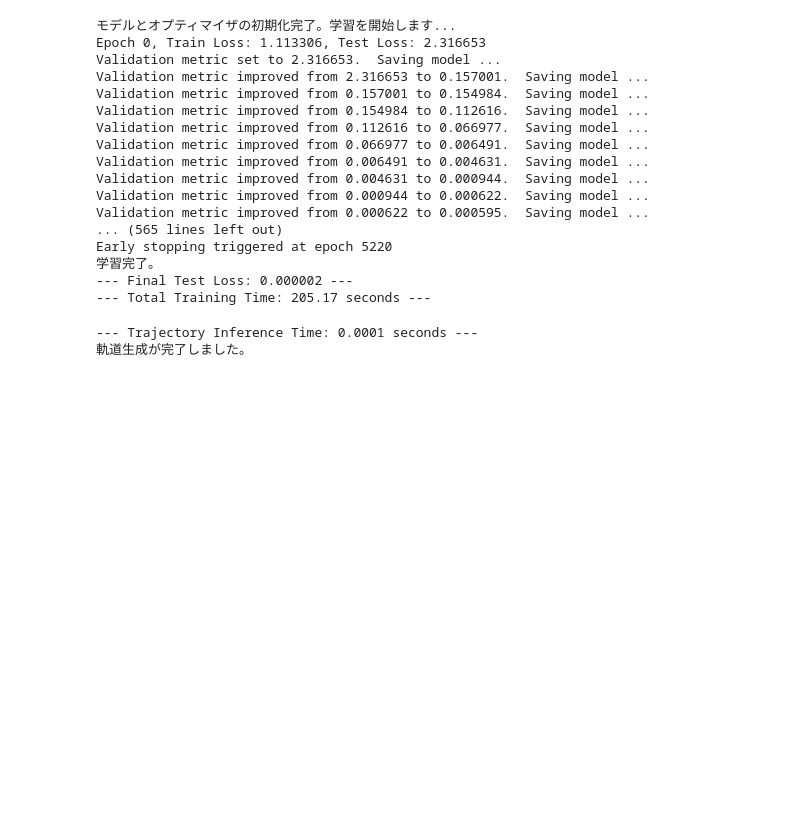
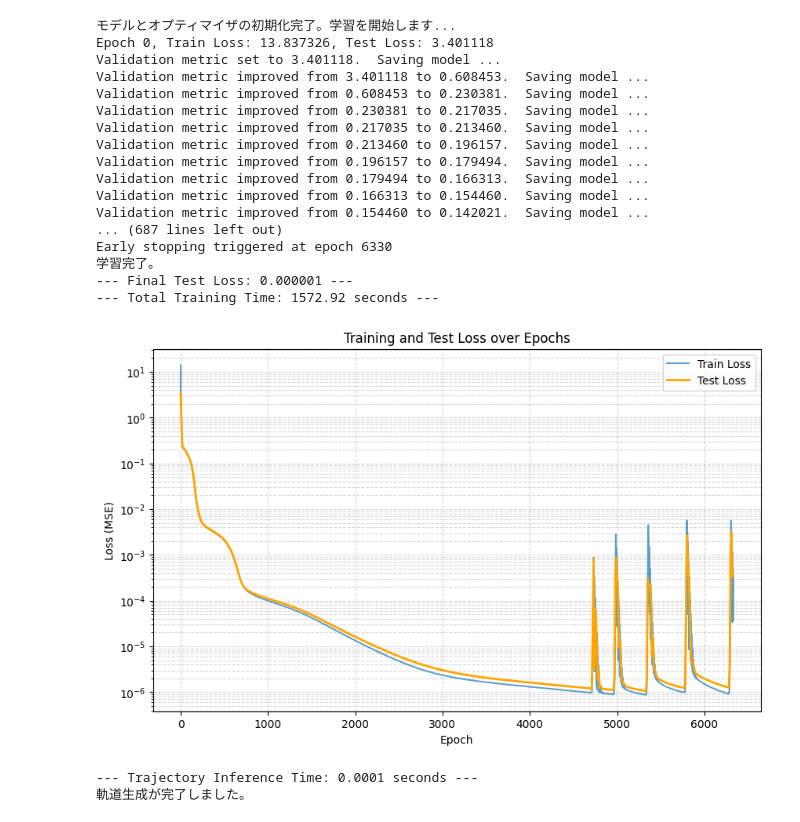
Before and after one commit to nkjm108/PIML, a Jupyter notebook: harmonic_ocillation_1D/H1D_LNN.ipynb, the cells around one changed output. Drawn from its saved outputs; the diff is of its cells as text; code cells hidden in the pictures; blank space fills up the shorter version.

```diff
--- a/harmonic_ocillation_1D/H1D_LNN.ipynb
+++ b/harmonic_ocillation_1D/H1D_LNN.ipynb
@@ -128,17 +132,15 @@ dummy_v = jnp.zeros((q_dim,))
 dummy_state = (0.0, dummy_q, dummy_v)
 
 params = lnn_model.init(init_key, dummy_state)['params'] #構造を決定
-optimizer = optax.adamw(learning_rate, weight_decay=1e-4)
 opt_state = optimizer.init(params) #重みを追跡するために必要な内部メモリ状態
-
-es = es.EarlyStopping(patience=100, verbose=True, path='best_lnn_params.pkl', mode='min', save_best_on_disk=False)
 
 print("モデルとオプティマイザの初期化完了。学習を開始します...")
 
 start_train_time = time.time()
 
-# ミニバッチのサイズ
-batch_size = 256
+train_loss_history = []
+test_loss_history = []
+test_steps_history = []
 
 # --- 学習ループ ---
 for epoch in range(num_epochs):
@@ -166,7 +168,7 @@ for epoch in range(num_epochs):
         train_targets
     )
 
-    check_interval = 10
+    train_loss_history.append(float(train_loss))
 
     if epoch % check_interval == 0:
         test_loss = compute_loss(
@@ -175,6 +177,9 @@ for epoch in range(num_epochs):
             test_dataset_states,
             test_dataset_targets
         )
+
+        test_loss_history.append(float(test_loss))
+        test_steps_history.append(epoch)
 
         if epoch % 100 == 0:
              print(f"Epoch {epoch}, Train Loss: {train_loss:.6f}, Test Loss: {test_loss:.6f}")
@@ -195,22 +200,38 @@ print(f"--- Final Test Loss: {final_test_loss:.6f} ---")
 print(f"--- Total Training Time: {end_train_time - start_train_time:.2f} seconds ---")
 # %% [output]
 モデルとオプティマイザの初期化完了。学習を開始します...
-Epoch 0, Train Loss: 1.113306, Test Loss: 2.316653
-Validation metric set to 2.316653.  Saving model ...
-Validation metric improved from 2.316653 to 0.157001.  Saving model ...
-Validation metric improved from 0.157001 to 0.154984.  Saving model ...
-Validation metric improved from 0.154984 to 0.112616.  Saving model ...
-Validation metric improved from 0.112616 to 0.066977.  Saving model ...
-Validation metric improved from 0.066977 to 0.006491.  Saving model ...
-Validation metric improved from 0.006491 to 0.004631.  Saving model ...
-Validation metric improved from 0.004631 to 0.000944.  Saving model ...
-Validation metric improved from 0.000944 to 0.000622.  Saving model ...
-Validation metric improved from 0.000622 to 0.000595.  Saving model ...
-... (565 lines left out)
-Early stopping triggered at epoch 5220
+Epoch 0, Train Loss: 13.837326, Test Loss: 3.401118
+Validation metric set to 3.401118.  Saving model ...
+Validation metric improved from 3.401118 to 0.608453.  Saving model ...
+Validation metric improved from 0.608453 to 0.230381.  Saving model ...
+Validation metric improved from 0.230381 to 0.217035.  Saving model ...
+Validation metric improved from 0.217035 to 0.213460.  Saving model ...
+Validation metric improved from 0.213460 to 0.196157.  Saving model ...
+Validation metric improved from 0.196157 to 0.179494.  Saving model ...
+Validation metric improved from 0.179494 to 0.166313.  Saving model ...
+Validation metric improved from 0.166313 to 0.154460.  Saving model ...
+Validation metric improved from 0.154460 to 0.142021.  Saving model ...
+... (687 lines left out)
+Early stopping triggered at epoch 6330
 学習完了。
---- Final Test Loss: 0.000002 ---
---- Total Training Time: 205.17 seconds ---
+--- Final Test Loss: 0.000001 ---
+--- Total Training Time: 1572.92 seconds ---
+# %%
+# --- Lossの可視化 ---
+plt.figure(figsize=(10, 6))
+
+plt.plot(train_loss_history, label='Train Loss', alpha=0.7)
+plt.plot(test_steps_history, test_loss_history, label='Test Loss', linewidth=2, color='orange')
+
+plt.yscale('log')  # 縦軸を対数表示にする
+plt.xlabel('Epoch')
+plt.ylabel('Loss (MSE)')
+plt.title('Training and Test Loss over Epochs')
+plt.legend()
+plt.grid(True, which="both", ls="--", alpha=0.5)
+plt.show()
+# %% [output]
+[figure, added]
 # %%
 '''
 generate trajectory
```
Also changed, not shown: parts of 4 cells of this notebook, 1 other file.
